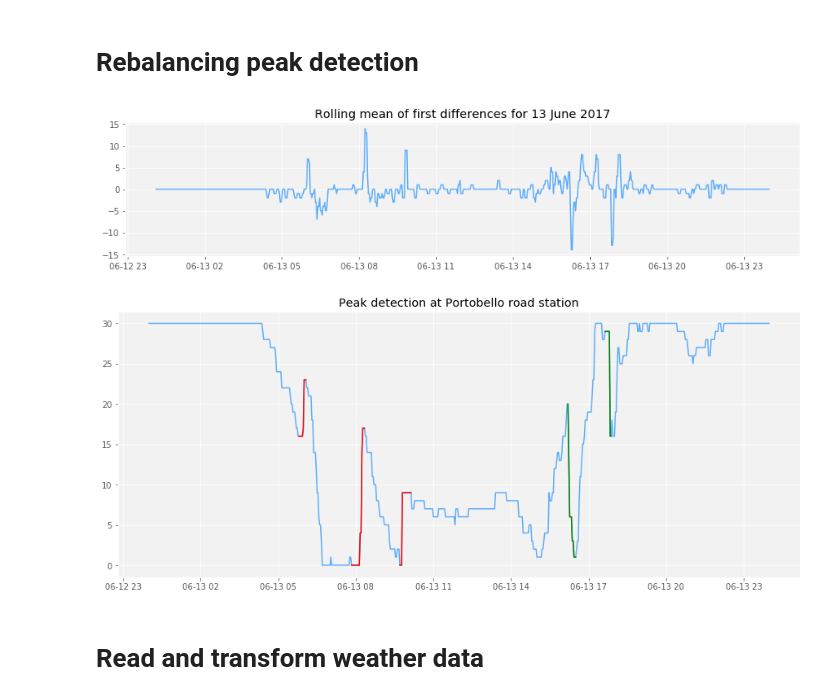
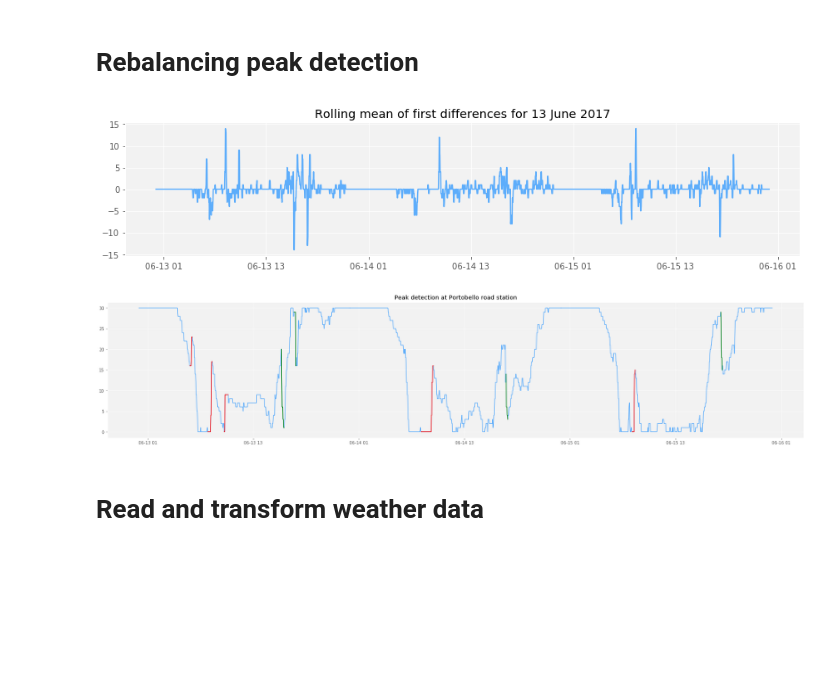
Before and after one commit to msgolovina/bss_project, a Jupyter notebook: working_file.ipynb, the cells around one changed output. Saved outputs shown, nothing was run; the diff lists cells and outputs as text; code cells hidden in the pictures; blank space fills up the shorter version.

```diff
--- a/working_file.ipynb
+++ b/working_file.ipynb
@@ -186,11 +186,26 @@ day = pb_weekdays[pb_weekdays.index.date == datetime.date(2017, M, D)]
 diff = day.diff()
 rs = diff.rolling(3, center = False).sum()
 plt.plot(rs, color='dodgerblue', alpha = 0.7)
+
+M = 6
+D = 14
+day = pb_weekdays[pb_weekdays.index.date == datetime.date(2017, M, D)]
+diff = day.diff()
+rs = diff.rolling(3, center = False).sum()
+plt.plot(rs, color='dodgerblue', alpha = 0.7)
+
+M = 6
+D = 15
+day = pb_weekdays[pb_weekdays.index.date == datetime.date(2017, M, D)]
+diff = day.diff()
+rs = diff.rolling(3, center = False).sum()
+plt.plot(rs, color='dodgerblue', alpha = 0.7)
 plt.title('Rolling mean of first differences for 13 June 2017')
 fig.savefig('rollingmeandiff.png')
 plt.tight_layout()
+plt.show()
 # %% [output]
-[figure, old version]
+[figure, new version]
 # %%
 pb_weekdays = weekdays['PORTOBELLO_ROAD']
 pb_weekdays_df = pd.DataFrame(pb_weekdays)
@@ -286,22 +301,47 @@ for i in days:
     for j in inds:
         pb_weekdays_df.loc[day.index[int(j)], 'upward_peak'] = 2
 # %%
-fig = plt.figure(figsize=(15,6))
+fig = plt.figure(figsize=(30,6))
 M = 6
 D = 13
 
 inds_up = [x for subset in [[0], np.where(pb_weekdays_df[(pb_weekdays_df.index.date == datetime.date(2017,M,D)) & (pb_weekdays_df.upward_peak >= 1)].upward_peak == 2)[0]] for x in subset]
 plt.plot(pb_weekdays_df.PORTOBELLO_ROAD[pb_weekdays_df.index.date == datetime.date(2017,M,D)], color = 'dodgerblue', alpha = 0.7)
 for i in range(len(inds_up)-1):
     plt.plot(pb_weekdays_df.PORTOBELLO_ROAD[(pb_weekdays_df.index.date == datetime.date(2017,M,D)) & (pb_weekdays_df.upward_peak >= 1)][inds_up[i]+1:inds_up[i+1]+1], color = 'r')
 inds_down = [x for subset in [[0], np.where(pb_weekdays_df[(pb_weekdays_df.index.date == datetime.date(2017,M,D)) & (pb_weekdays_df.downward_peak >= 1)].downward_peak == 2)[0]] for x in subset]
 for i in range(len(inds_down)-1):
     plt.plot(pb_weekdays_df.PORTOBELLO_ROAD[(pb_weekdays_df.index.date == datetime.date(2017,M,D)) & (pb_weekdays_df.downward_peak >= 1)][inds_down[i]+1:inds_down[i+1]+1], color = 'g')
 plt.title('Peak detection at Portobello road station')
+
+M = 6
+D = 14
+
+inds_up = [x for subset in [[0], np.where(pb_weekdays_df[(pb_weekdays_df.index.date == datetime.date(2017,M,D)) & (pb_weekdays_df.upward_peak >= 1)].upward_peak == 2)[0]] for x in subset]
+plt.plot(pb_weekdays_df.PORTOBELLO_ROAD[pb_weekdays_df.index.date == datetime.date(2017,M,D)], color = 'dodgerblue', alpha = 0.7)
+for i in range(len(inds_up)-1):
+    plt.plot(pb_weekdays_df.PORTOBELLO_ROAD[(pb_weekdays_df.index.date == datetime.date(2017,M,D)) & (pb_weekdays_df.upward_peak >= 1)][inds_up[i]+1:inds_up[i+1]+1], color = 'r')
+inds_down = [x for subset in [[0], np.where(pb_weekdays_df[(pb_weekdays_df.index.date == datetime.date(2017,M,D)) & (pb_weekdays_df.downward_peak >= 1)].downward_peak == 2)[0]] for x in subset]
+for i in range(len(inds_down)-1):
+    plt.plot(pb_weekdays_df.PORTOBELLO_ROAD[(pb_weekdays_df.index.date == datetime.date(2017,M,D)) & (pb_weekdays_df.downward_peak >= 1)][inds_down[i]+1:inds_down[i+1]+1], color = 'g')
+
+
+M = 6
+D = 15
+
+inds_up = [x for subset in [[0], np.where(pb_weekdays_df[(pb_weekdays_df.index.date == datetime.date(2017,M,D)) & (pb_weekdays_df.upward_peak >= 1)].upward_peak == 2)[0]] for x in subset]
+plt.plot(pb_weekdays_df.PORTOBELLO_ROAD[pb_weekdays_df.index.date == datetime.date(2017,M,D)], color = 'dodgerblue', alpha = 0.7)
+for i in range(len(inds_up)-1):
+    plt.plot(pb_weekdays_df.PORTOBELLO_ROAD[(pb_weekdays_df.index.date == datetime.date(2017,M,D)) & (pb_weekdays_df.upward_peak >= 1)][inds_up[i]+1:inds_up[i+1]+1], color = 'r')
+inds_down = [x for subset in [[0], np.where(pb_weekdays_df[(pb_weekdays_df.index.date == datetime.date(2017,M,D)) & (pb_weekdays_df.downward_peak >= 1)].downward_peak == 2)[0]] for x in subset]
+for i in range(len(inds_down)-1):
+    plt.plot(pb_weekdays_df.PORTOBELLO_ROAD[(pb_weekdays_df.index.date == datetime.date(2017,M,D)) & (pb_weekdays_df.downward_peak >= 1)][inds_down[i]+1:inds_down[i+1]+1], color = 'g')
+
 fig.savefig('peak_detection.png')
+
 plt.show()
 # %% [output]
-[figure, old version]
+[figure, new version]
 # %% [markdown]
 # Read and transform weather data
 # %%
```
Also changed, not shown: parts of 11 cells of this notebook, 2 other files.
